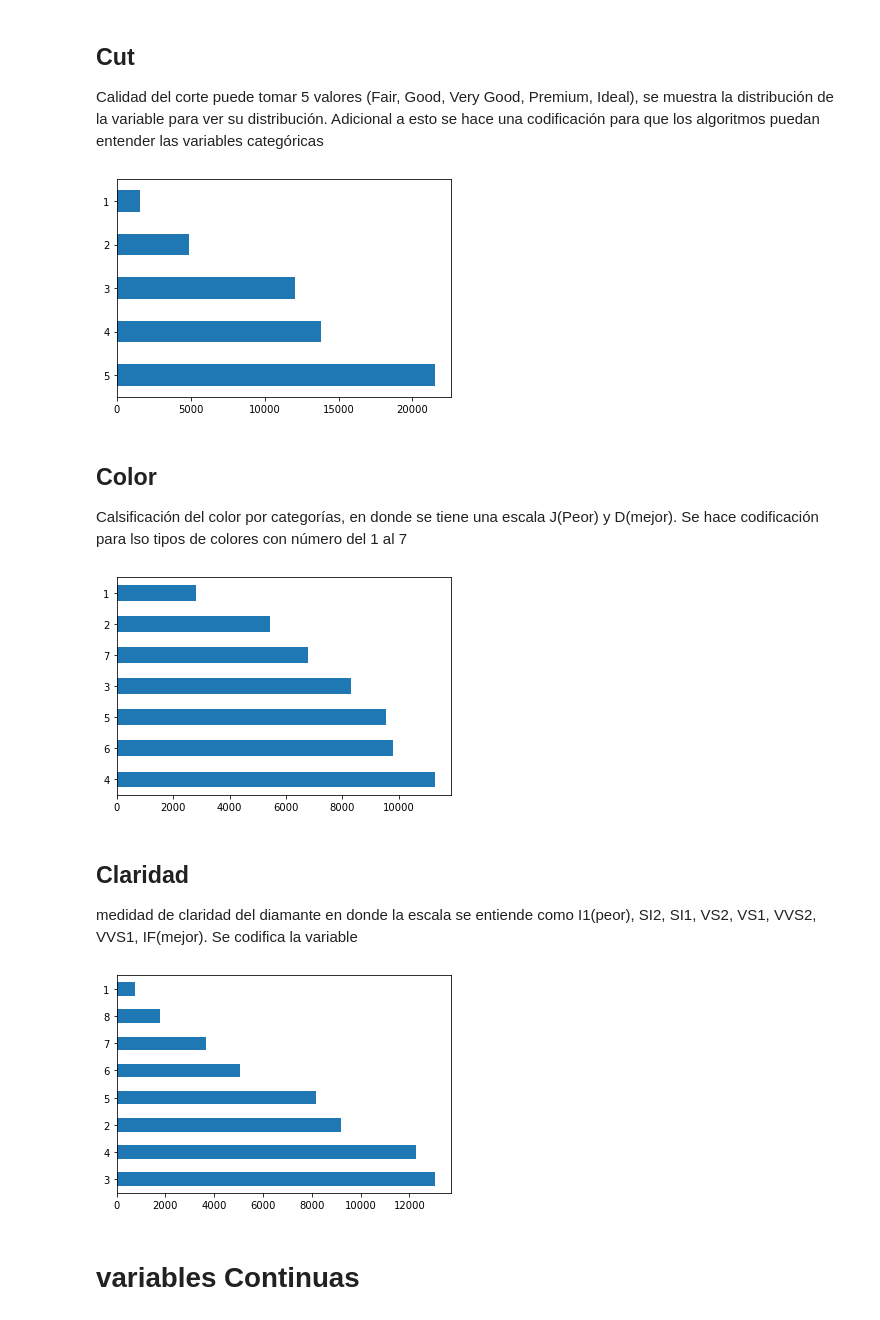
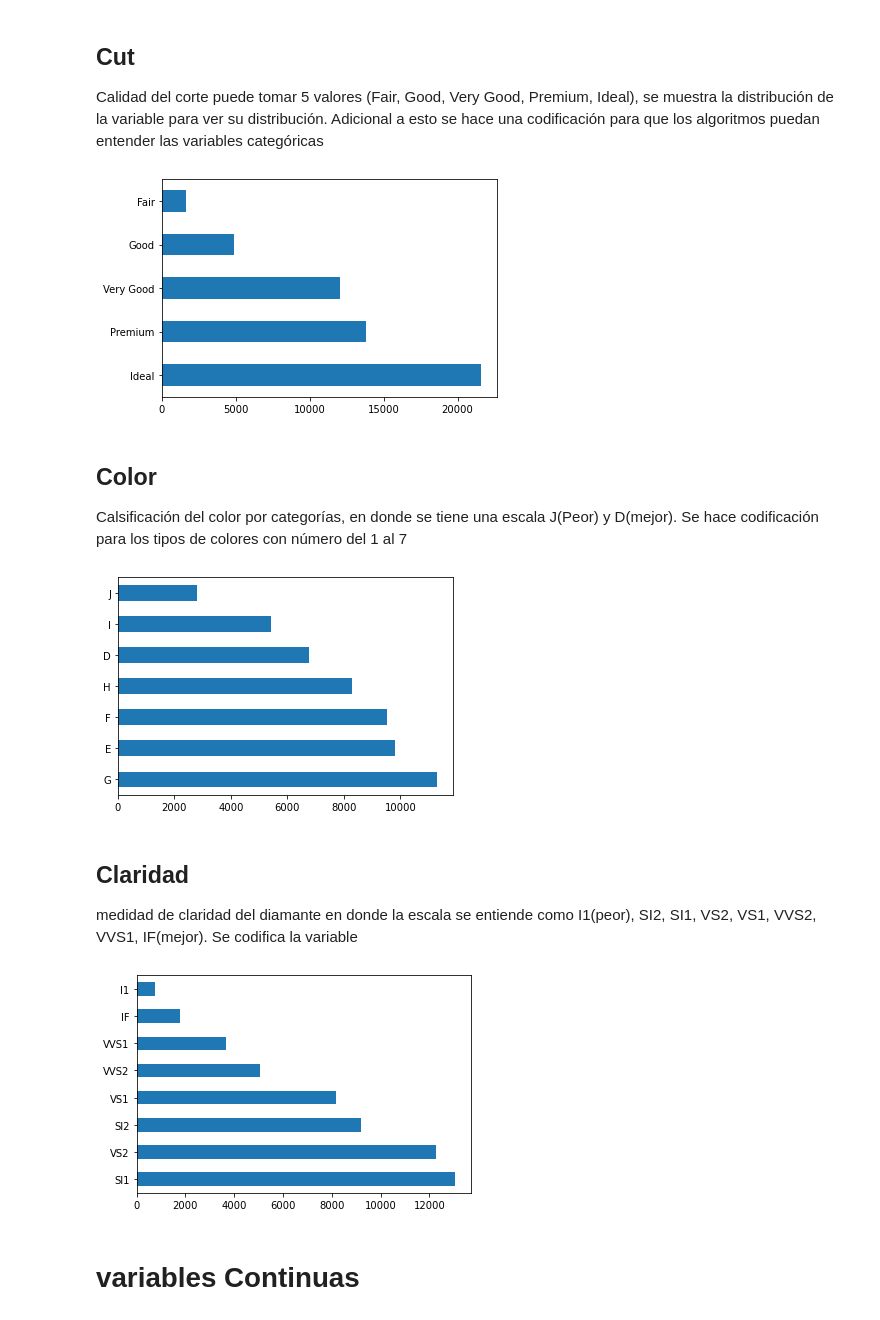
Before and after one commit to jomen93/PruebaCientificoDeDatos, a Jupyter notebook: Prueba.ipynb, the cells around one changed output. Cells and saved outputs as stored; diff of their text form; code cells hidden in the pictures.

```diff
--- a/Prueba.ipynb
+++ b/Prueba.ipynb
@@ -80,59 +102,28 @@ Luego de esto hace un análisis de las variables dependiendo la tipología. Se e
 Calidad del corte puede tomar 5 valores (Fair, Good, Very Good, Premium, Ideal), se muestra la distribución de la variable para ver su distribución. Adicional a esto se hace una codificación  para que los algoritmos puedan entender las variables categóricas
 # %%
 # Se usa un diccionario para relacionar la nueva codificacion
-new_cut = {"Fair":1,
-           "Good":2,
-           "Very Good":3,
-           "Premium":4,
-           "Ideal":5
-          }
-data["cut"] = data["cut"].map(new_cut)
-
 data["cut"].value_counts().plot.barh()
-X = data["cut"]
+X = pd.get_dummies(data["cut"])
 # %% [output]
-[figure, old version]
+[figure, new version]
 # %% [markdown]
 ## Color
 
-Calsificación del color por categorías, en donde se tiene una escala J(Peor) y  D(mejor). Se hace codificación para lso tipos de colores con número del 1 al 7
+Calsificación del color por categorías, en donde se tiene una escala J(Peor) y  D(mejor). Se hace codificación para los tipos de colores con número del 1 al 7
 # %%
-new_color = {"J":1,
-             "I":2,
-             "H":3,
-             "G":4,
-             "F":5,
-             "E":6,
-             "D":7
-            }
-
-data["color"] = data["color"].map(new_color)
-
 data["color"].value_counts().plot.barh()
-X = pd.concat([X, data["color"]], axis=1)
+X = pd.concat([X, pd.get_dummies(data["color"])], axis=1)
 # %% [output]
-[figure, old version]
+[figure, new version]
 # %% [markdown]
 ## Claridad
 
 medidad de claridad del diamante en donde la escala se entiende como I1(peor), SI2, SI1, VS2, VS1, VVS2, VVS1, IF(mejor). Se codifica la variable
 # %%
-new_clarity = {"I1":1,
-               "SI2":2,
-               "SI1":3,
-               "VS2":4,
-               "VS1":5,
-               "VVS2":6,
-               "VVS1":7,
-               "IF":8,
-              }
-
-data["clarity"] = data["clarity"].map(new_clarity)
-
 data["clarity"].value_counts().plot.barh()
-X = pd.concat([X, data["clarity"]], axis=1)
+X = pd.concat([X, pd.get_dummies(data["clarity"])], axis=1)
 # %% [output]
-[figure, old version]
+[figure, new version]
 # %% [markdown]
 # variables Continuas
 # %% [markdown]
```
Also changed, not shown: parts of 36 cells of this notebook.
